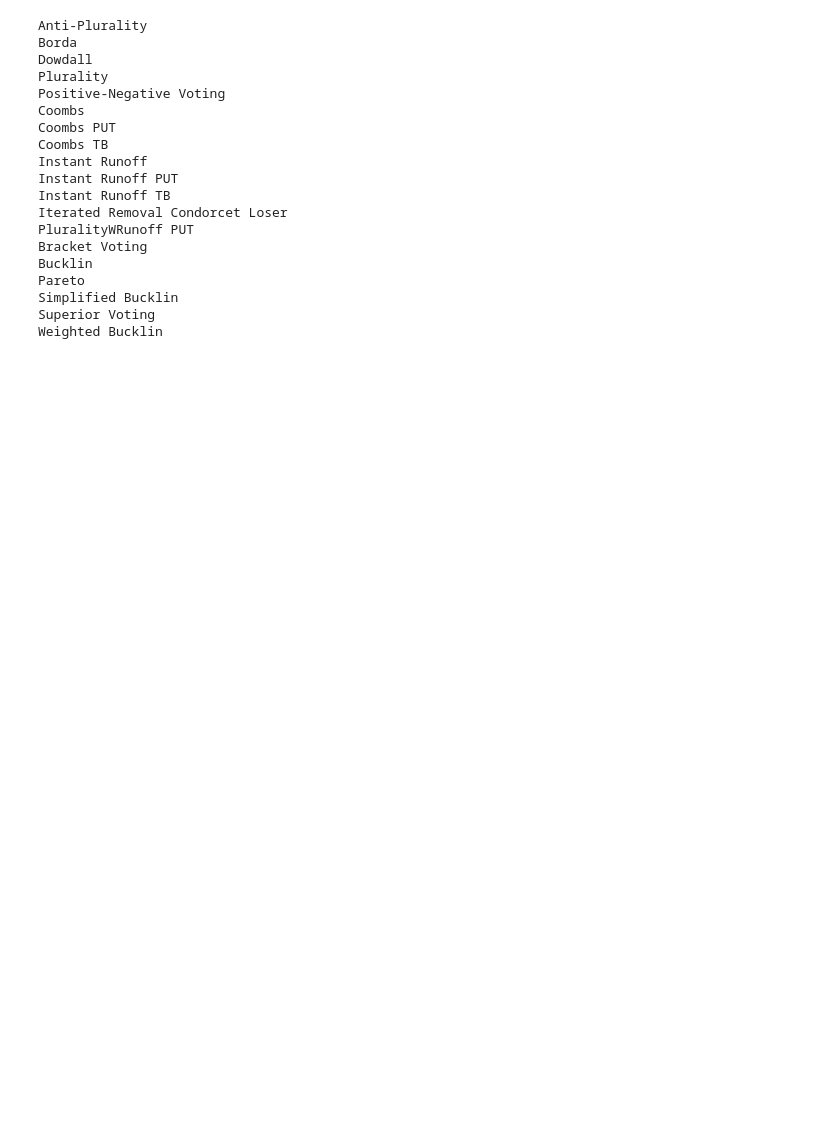
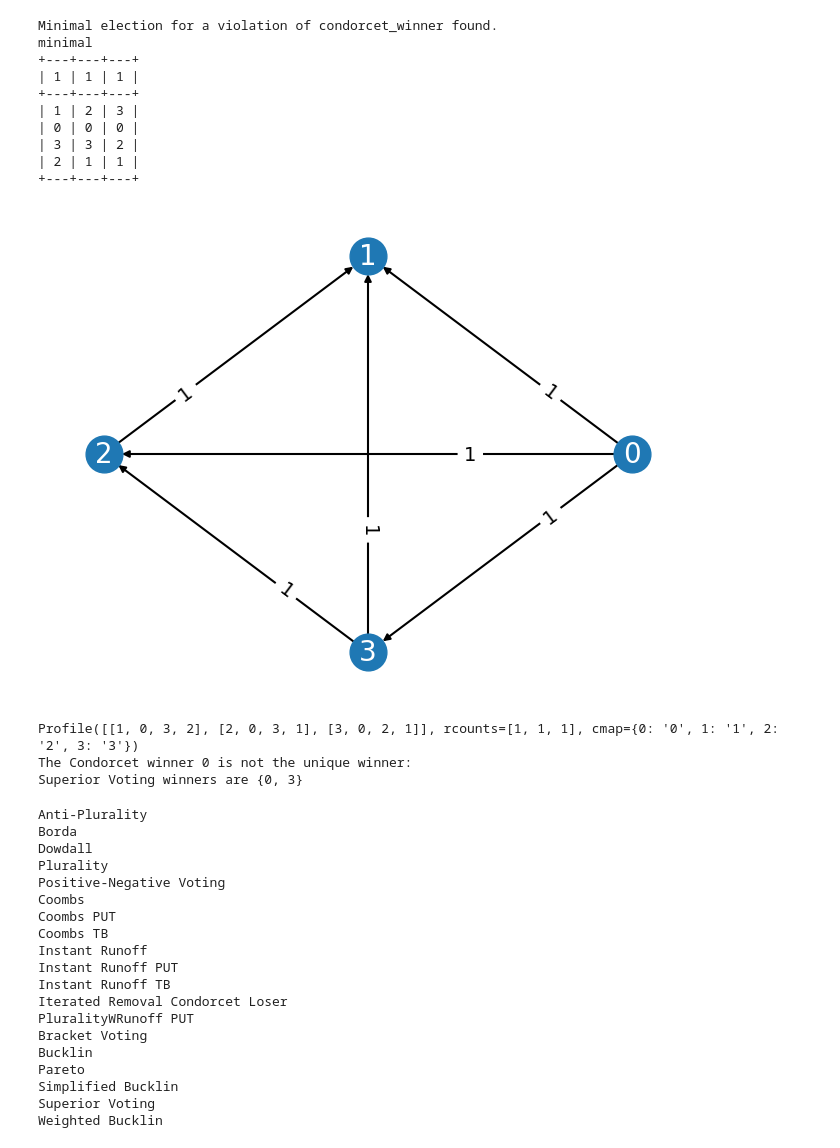
Before and after one commit to voting-tools/pref_voting, a Jupyter notebook: testing.ipynb, the cells around one changed output. Cells and saved outputs as stored; diff of their text form; code cells hidden in the pictures; blank space fills up the shorter version.

```diff
--- a/testing.ipynb
+++ b/testing.ipynb
@@ -11,6 +11,29 @@ from tqdm.notebook import tqdm
 from pref_voting.axioms import *
 # %%
 import pickle
+# %%
+violations = superior_voting.get_violation_witness("condorcet_winner")
+
+for prof_type, prof in violations.items():
+    if prof is not None:
+        print(prof_type)
+        print(prof)
+        condorcet_winner.has_violation(prof, superior_voting, verbose=True)
+# %% [output]
+Minimal election for a violation of condorcet_winner found.
+minimal
++---+---+---+
+| 1 | 1 | 1 |
++---+---+---+
+| 1 | 2 | 3 |
+| 0 | 0 | 0 |
+| 3 | 3 | 2 |
+| 2 | 1 | 1 |
++---+---+---+
+[figure, added]
+Profile([[1, 0, 3, 2], [2, 0, 3, 1], [3, 0, 2, 1]], rcounts=[1, 1, 1], cmap={0: '0', 1: '1', 2: '2', 3: '3'})
+The Condorcet winner 0 is not the unique winner:
+Superior Voting winners are {0, 3}
 # %%
 for vm in voting_methods.filter(violates=["condorcet_winner"], election_types=[ElectionTypes.PROFILE]):
     print(vm)
```
Also changed, not shown: parts of 2 cells of this notebook, 5 other files.
